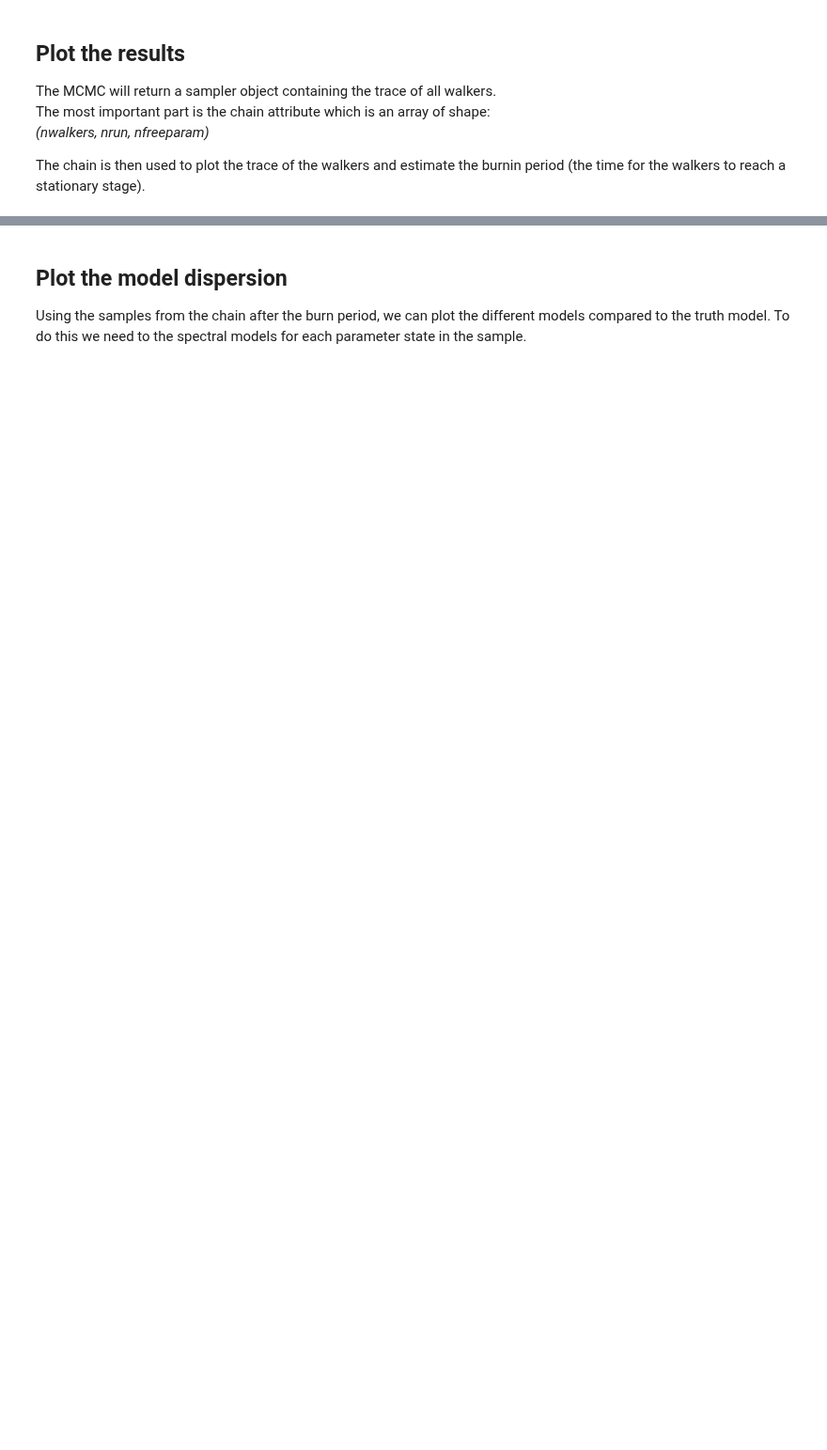
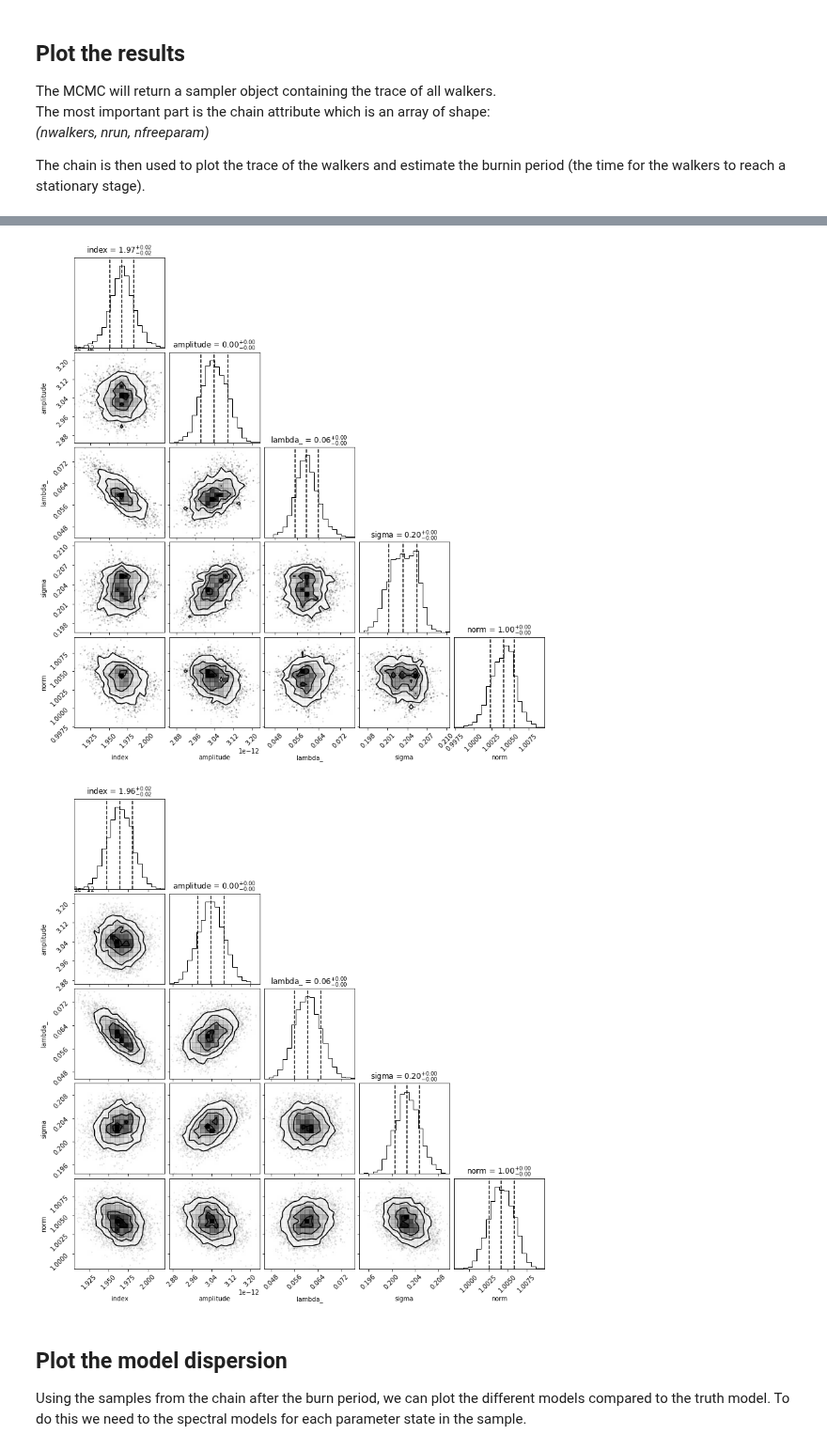
Before and after one commit to gammapy/gammapy-recipes, a Jupyter notebook: recipes/mcmc-sampling-emcee/mcmc_sampling.ipynb, the cells around one changed output, grey strips where cells are left out. Shown at 94% size. Saved outputs shown, nothing was run; the diff lists cells and outputs as text; code cells hidden in the pictures; blank space fills up the shorter version.

```diff
--- a/recipes/mcmc-sampling-emcee/mcmc_sampling.ipynb
+++ b/recipes/mcmc-sampling-emcee/mcmc_sampling.ipynb
@@ -74,8 +73,8 @@ logging.basicConfig(level=logging.INFO)
 
 Here we will start by simulating an observation using the `simulate_dataset` method.
 # %%
-irfs = load_cta_irfs(
-    "$GAMMAPY_DATA/cta-1dc/caldb/data/cta/1dc/bcf/South_z20_50h/irf_file.fits"
+irfs = load_irf_dict_from_file(
+    "/Users/facero/Documents/Work/Program/gammapy-0.19/gammapy-datasets/cta-1dc/caldb/data/cta/1dc/bcf/South_z20_50h/irf_file.fits"
 )
 
 observation = Observation.create(
@@ -202,3 +337,18 @@ plot_corner(sampler, dataset, nburn=50)
+# %%
+from corner import corner
+
+nburn1 = 1000
+nburn2 = 200
+s = samples1[nburn1:, :, :].reshape((-1, len(labels)))
+corner(s, labels=labels, quantiles=[0.16, 0.5, 0.84], show_titles=True)
+plt.show()
+
+s = samples2[nburn2:, :, :].reshape((-1, len(labels)))
+corner(s, labels=labels, quantiles=[0.16, 0.5, 0.84], show_titles=True)
+plt.show()
+# %% [output]
+[figure, added]
+[figure, added]
 # %% [markdown]
 ## Plot the model dispersion
 
```
Also changed, not shown: parts of 19 cells of this notebook, 2 other files.
